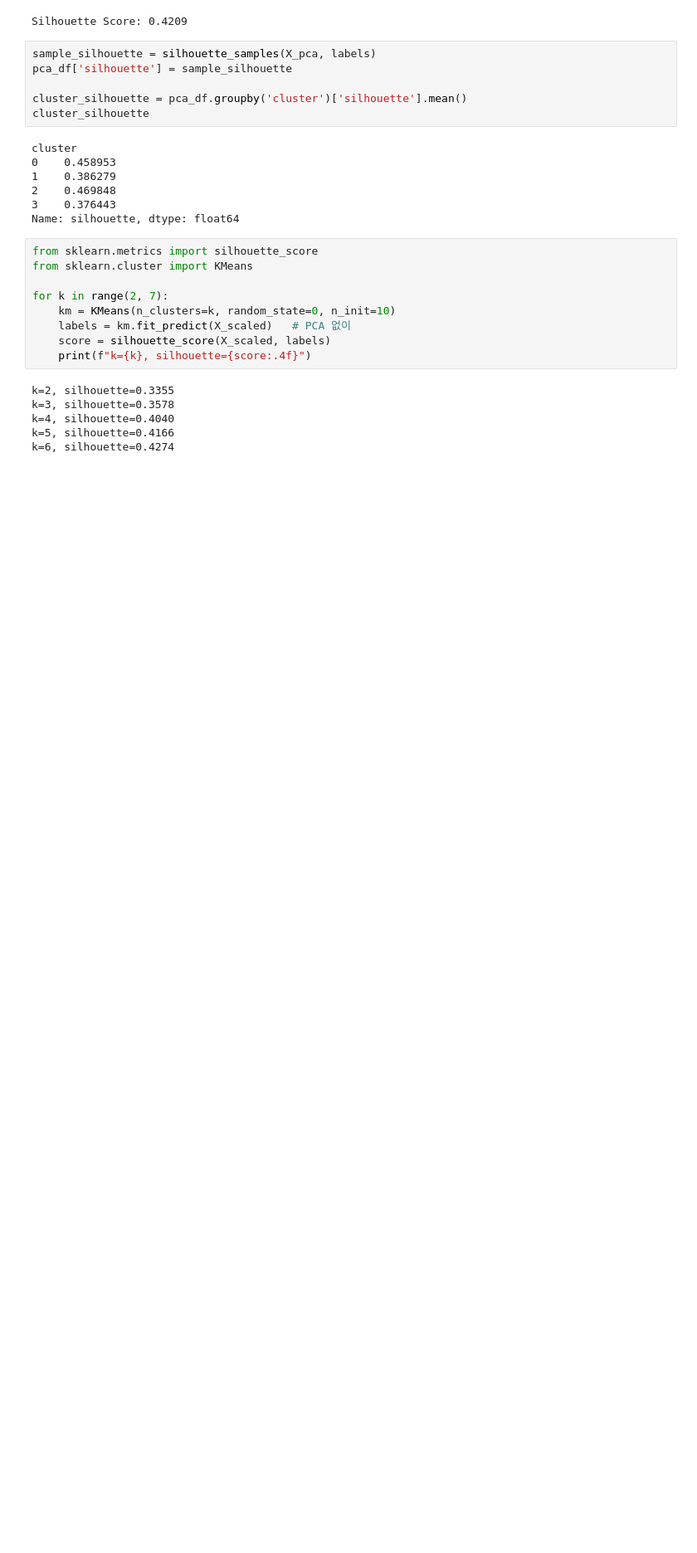
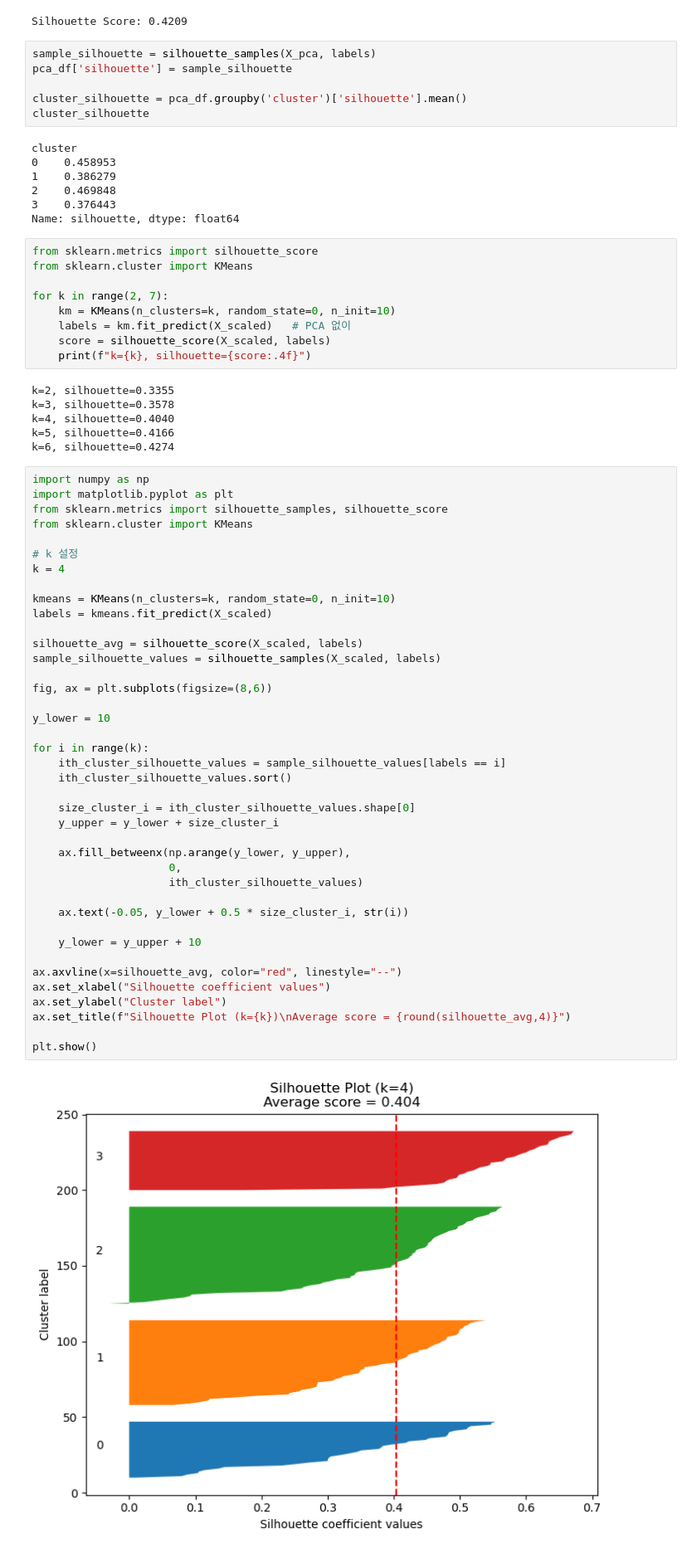
Before and after one commit to chanho0215/hipython, a Jupyter notebook: ml/9_mallcustomers.ipynb, the cells around one changed output. Shown at 83% size. Cells and saved outputs as stored; diff of their text form; blank space fills up the shorter version.

```diff
--- a/ml/9_mallcustomers.ipynb
+++ b/ml/9_mallcustomers.ipynb
@@ -287,3 +287,45 @@ k=3, silhouette=0.3578
 k=4, silhouette=0.4040
 k=5, silhouette=0.4166
 k=6, silhouette=0.4274
+# %%
+import numpy as np
+import matplotlib.pyplot as plt
+from sklearn.metrics import silhouette_samples, silhouette_score
+from sklearn.cluster import KMeans
+
+# k 설정
+k = 4
+
+kmeans = KMeans(n_clusters=k, random_state=0, n_init=10)
+labels = kmeans.fit_predict(X_scaled)
+
+silhouette_avg = silhouette_score(X_scaled, labels)
+sample_silhouette_values = silhouette_samples(X_scaled, labels)
+
+fig, ax = plt.subplots(figsize=(8,6))
+
+y_lower = 10
+
+for i in range(k):
+    ith_cluster_silhouette_values = sample_silhouette_values[labels == i]
+    ith_cluster_silhouette_values.sort()
+
+    size_cluster_i = ith_cluster_silhouette_values.shape[0]
+    y_upper = y_lower + size_cluster_i
+
+    ax.fill_betweenx(np.arange(y_lower, y_upper),
+                     0,
+                     ith_cluster_silhouette_values)
+
+    ax.text(-0.05, y_lower + 0.5 * size_cluster_i, str(i))
+
+    y_lower = y_upper + 10
+
+ax.axvline(x=silhouette_avg, color="red", linestyle="--")
+ax.set_xlabel("Silhouette coefficient values")
+ax.set_ylabel("Cluster label")
+ax.set_title(f"Silhouette Plot (k={k})\nAverage score = {round(silhouette_avg,4)}")
+
+plt.show()
+# %% [output]
+[figure, added]
```
Also changed, not shown: parts of 2 cells of this notebook.
